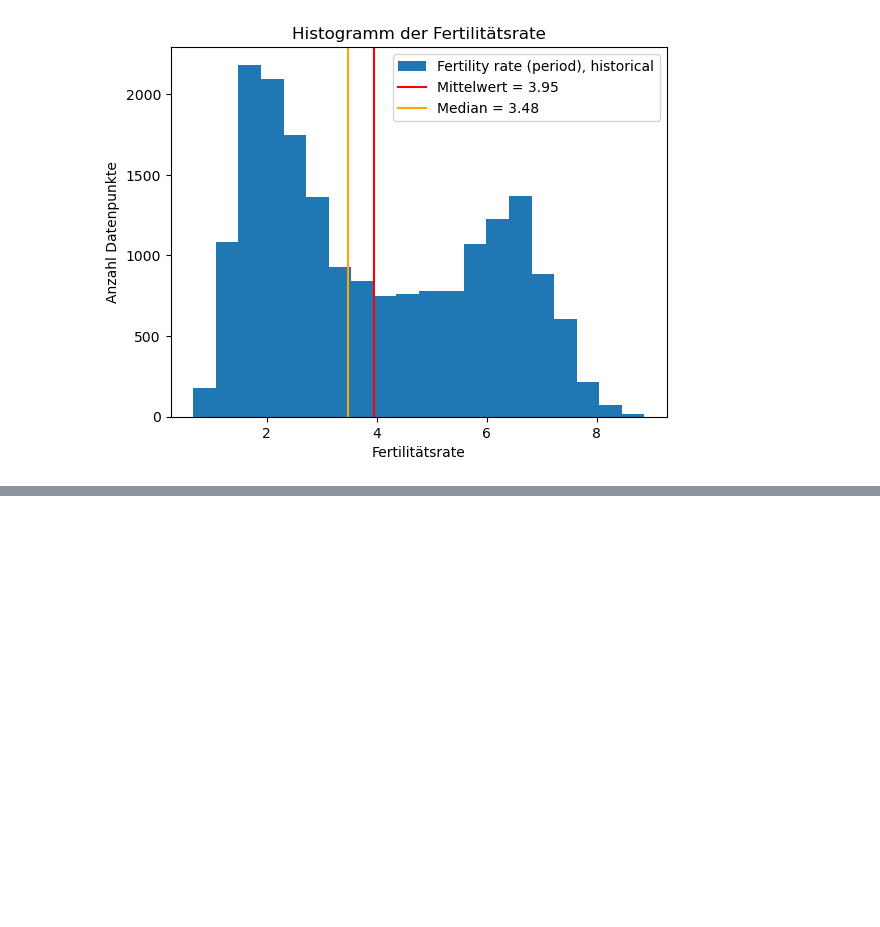
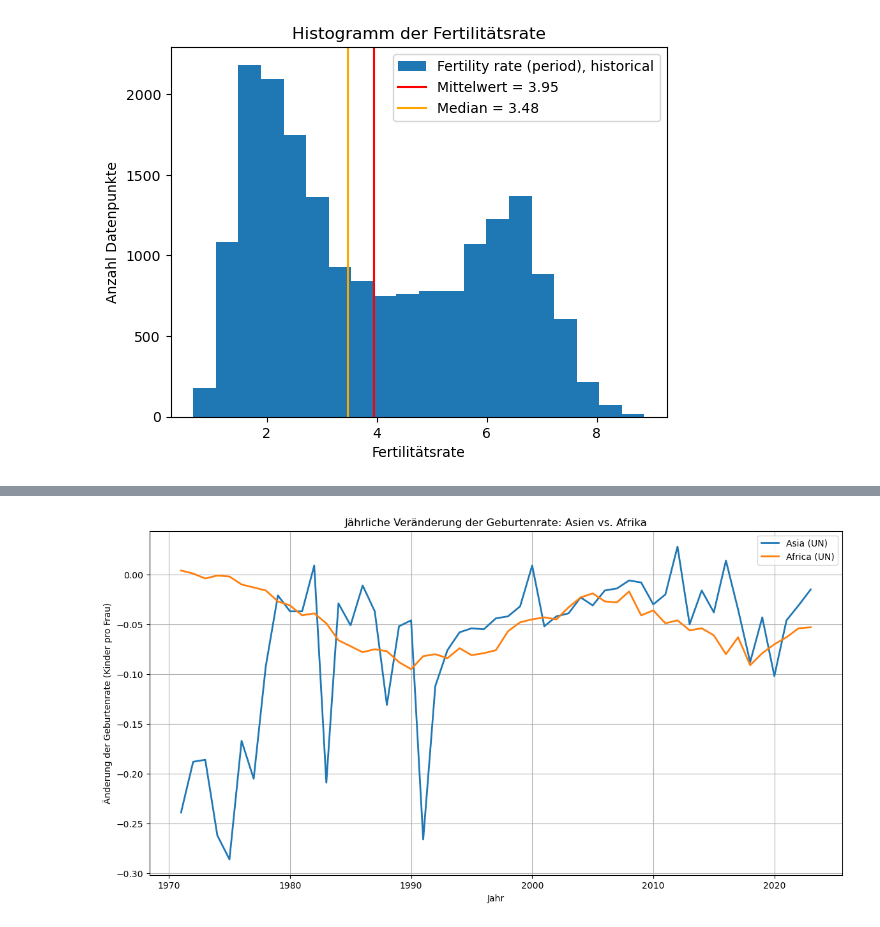
Before and after one commit to karin5905/Fertility-rate, a Jupyter notebook: Feritility-rate.ipynb, the cells around one changed output, grey strips where cells are left out. Cells and saved outputs as stored; diff of their text form; code cells hidden in the pictures; blank space fills up the shorter version.

```diff
--- a/Feritility-rate.ipynb
+++ b/Feritility-rate.ipynb
@@ -290,0 +318,28 @@ See the caveats in the documentation: https://pandas.pydata.org/pandas-docs/stab
+# %%
+
+# Vergleich Ableitung
+
+plt.figure(figsize=(14,7))
+
+for country in countries_AA:
+    country_data = data[
+        (data['Entity'] == country) & (data['Year'] >= 1970)
+    ].copy()
+
+    diff = country_data['Fertility rate (period), historical'].diff()
+
+    plt.plot(
+        country_data['Year'],
+        diff,
+        label=country,
+        linewidth=2
+    )
+
+plt.xlabel('Jahr')
+plt.ylabel('Änderung der Geburtenrate (Kinder pro Frau)')
+plt.title('Jährliche Veränderung der Geburtenrate: Asien vs. Afrika')
+plt.legend()
+plt.grid(True)
+plt.show()
+# %% [output]
+[figure, added]
```
Also changed, not shown: parts of 12 cells of this notebook.
